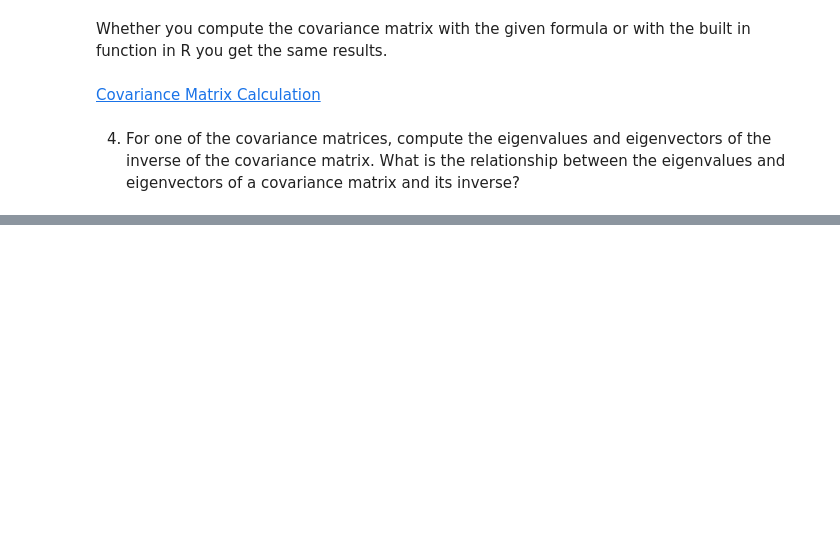
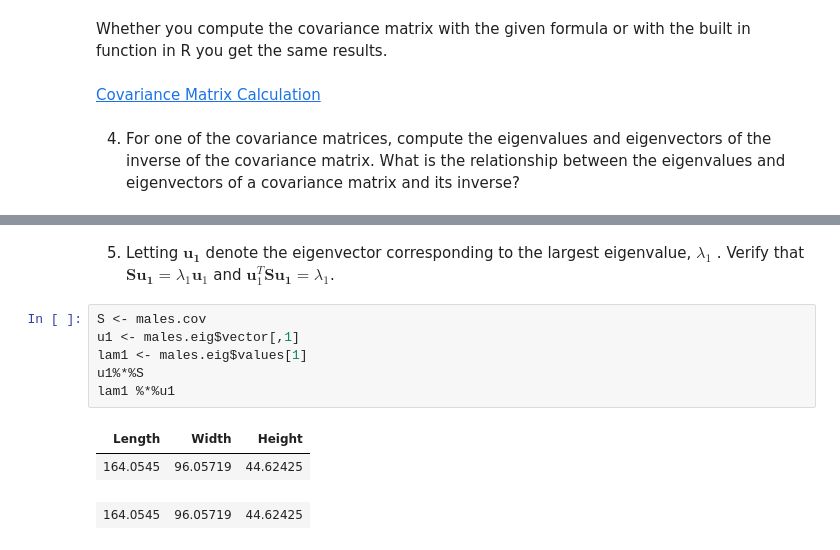
Before and after one commit to michael-huber2772/STAT5650, a Jupyter notebook: Assignments/Assignment1/Homework_1.ipynb, the cells around one changed output, grey strips where cells are left out. Drawn from its saved outputs; the diff is of its cells as text; blank space fills up the shorter version.

```diff
--- a/Assignments/Assignment1/Homework_1.ipynb
+++ b/Assignments/Assignment1/Homework_1.ipynb
@@ -197,0 +230,13 @@ Add Description - Verify if the above formula is correct?
+# %% [markdown]
+5. Letting $\mathbf{u_1}$ denote the eigenvector corresponding to the largest eigenvalue, $\lambda_1$ . Verify
+that $\mathbf{Su_1} = \lambda_1 \mathbf{u}_1$ and $\mathbf{u}_1^T \mathbf{Su_1} = \lambda_1$.
+# %%
+S <- males.cov
+u1 <- males.eig$vector[,1]
+lam1 <- males.eig$values[1]
+u1%*%S
+lam1 %*%u1
+# %% [output]
+| Length | Width | Height |
+| 164.0545 | 96.05719 | 44.62425 |
+| 164.0545 | 96.05719 | 44.62425 |
```
Also changed, not shown: parts of 28 cells of this notebook, 14 other files.
